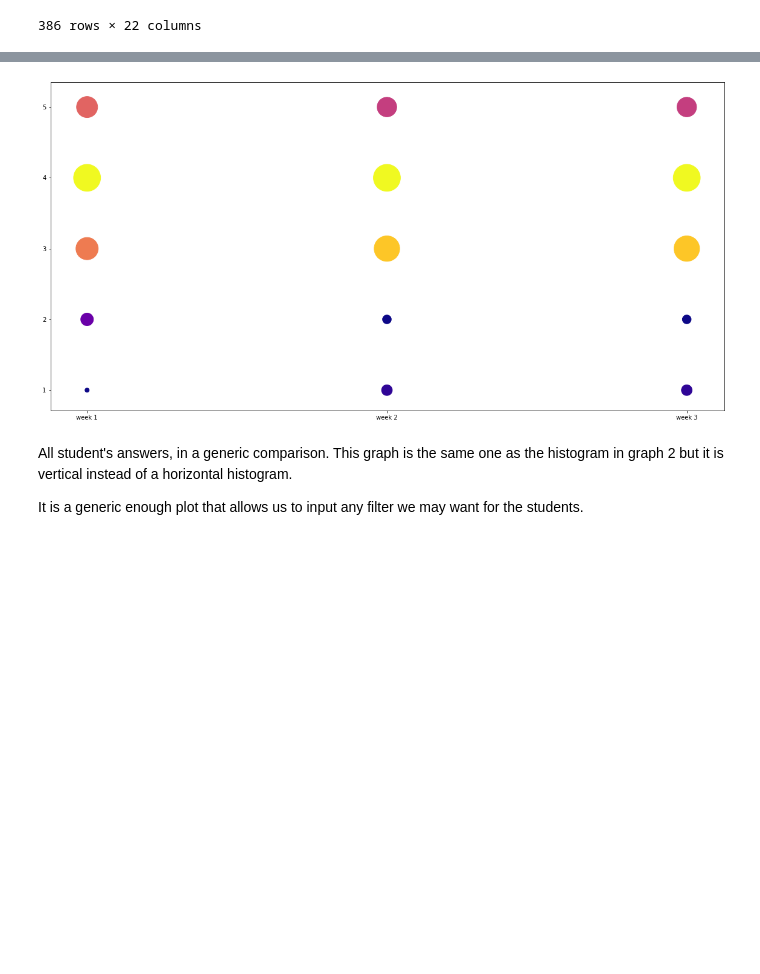
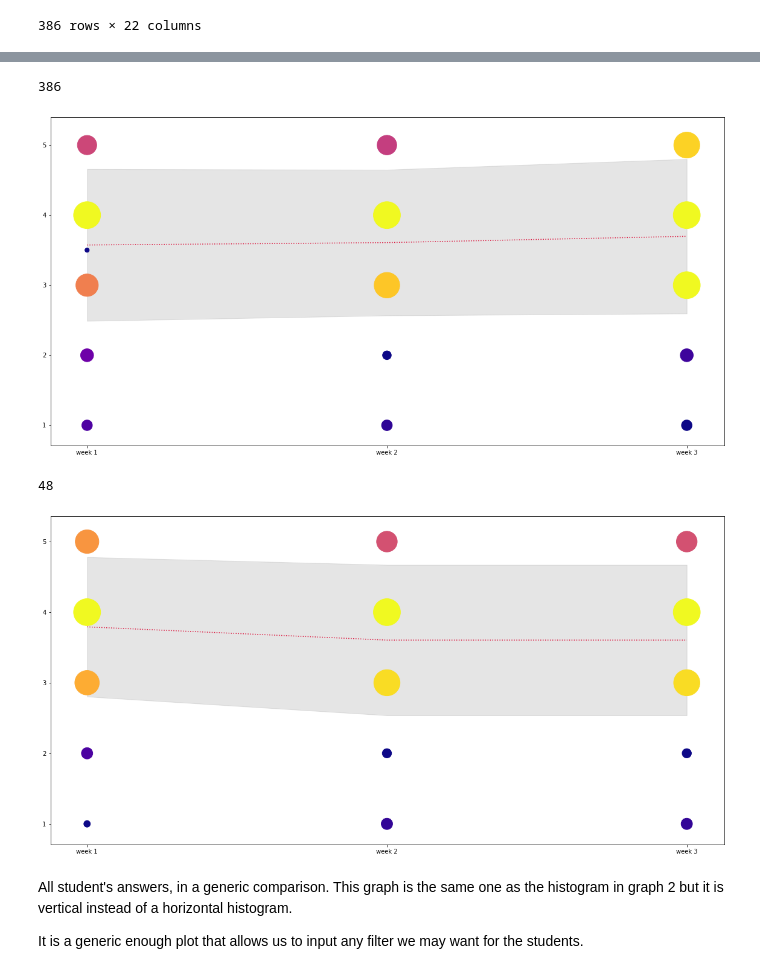
Before and after one commit to grochmal/mooc-stats, a Jupyter notebook: mooc.ipynb, the cells around one changed output, grey strips where cells are left out. Saved outputs shown, nothing was run; the diff lists cells and outputs as text; code cells hidden in the pictures; blank space fills up the shorter version.

```diff
--- a/mooc.ipynb
+++ b/mooc.ipynb
@@ -260,10 +692,40 @@ fig, ax = plt.subplots(figsize=(20, 10))
 plot_confidence(student['response'], label=1, ax=ax)
 plot_confidence(student['response_2'], label=2, ax=ax)
 plot_confidence(student['response_3'], label=3, ax=ax)
+
+rsps = ['response', 'response_2', 'response_3']
+mean = student[rsps].mean()
+std = student[rsps].std()
+ax.plot([1, 2, 3], mean, ':', color='crimson')
+ax.fill_between([1, 2, 3], mean+std, mean-std, color='gray', alpha=0.2, zorder=.5)
+
 ax.set_xticks([1, 2, 3])
 ax.set_xticklabels(['week 1', 'week 2', 'week 3']);
+print(len(student))
 # %% [output]
+386
-[figure, old version]
+[figure, new version]
+# %%
+rsps = ['response', 'response_2', 'response_3']
+complete = student[rsps].dropna()
+
+fig, ax = plt.subplots(figsize=(20, 10))
+
+plot_confidence(complete['response'], label=1, ax=ax)
+plot_confidence(complete['response_2'], label=2, ax=ax)
+plot_confidence(complete['response_3'], label=3, ax=ax)
+
+mean = complete.mean()
+std = complete.std()
+ax.plot([1, 2, 3], mean, ':', color='crimson')
+ax.fill_between([1, 2, 3], mean+std, mean-std, color='gray', alpha=0.2)
+
+ax.set_xticks([1, 2, 3])
+ax.set_xticklabels(['week 1', 'week 2', 'week 3']);
+print(len(complete))
+# %% [output]
+48
+[figure, added]
 # %% [markdown]
 All student's answers, in a generic comparison.
 This graph is the same one as the histogram in graph 2
```
Also changed, not shown: parts of 46 cells of this notebook.
